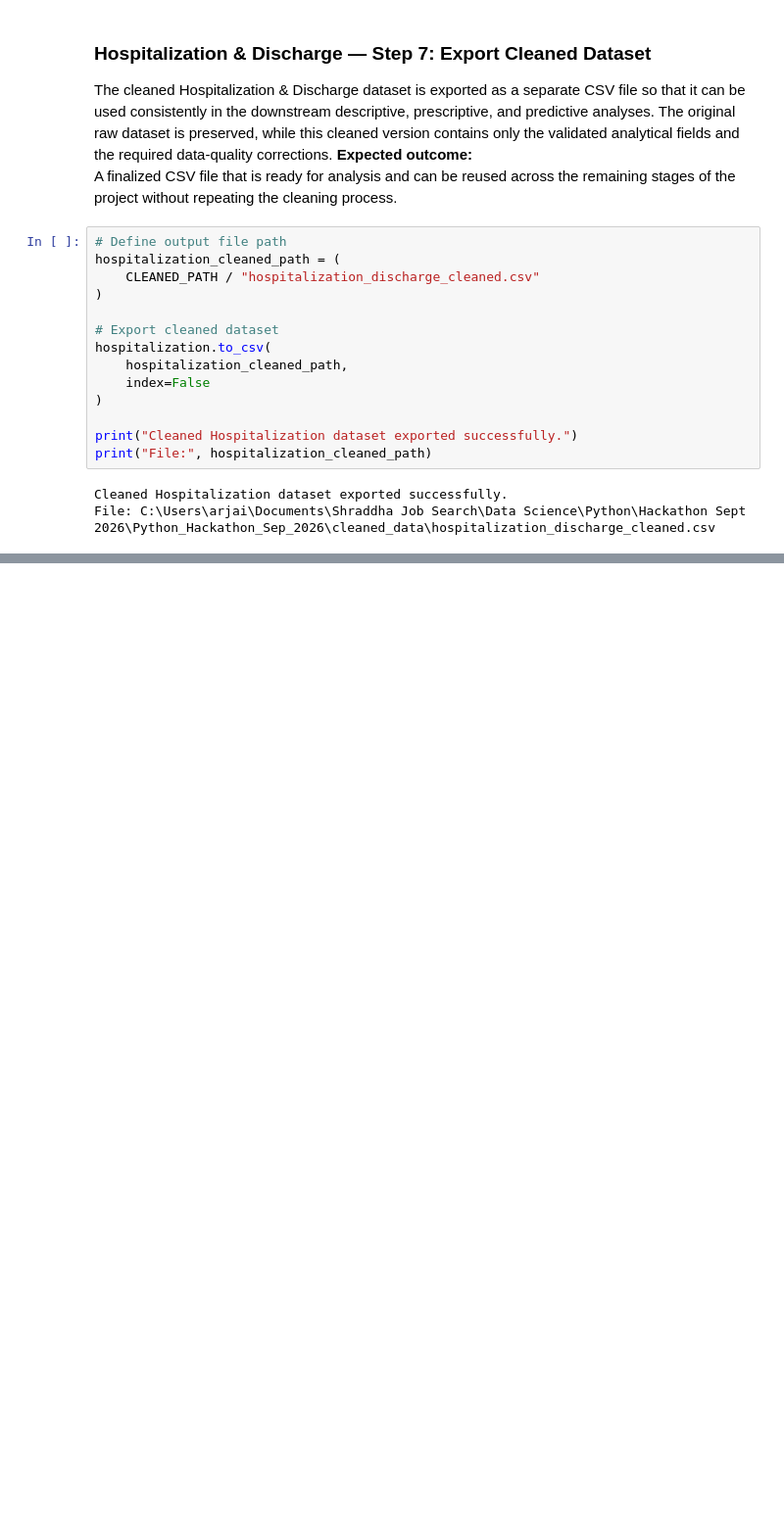
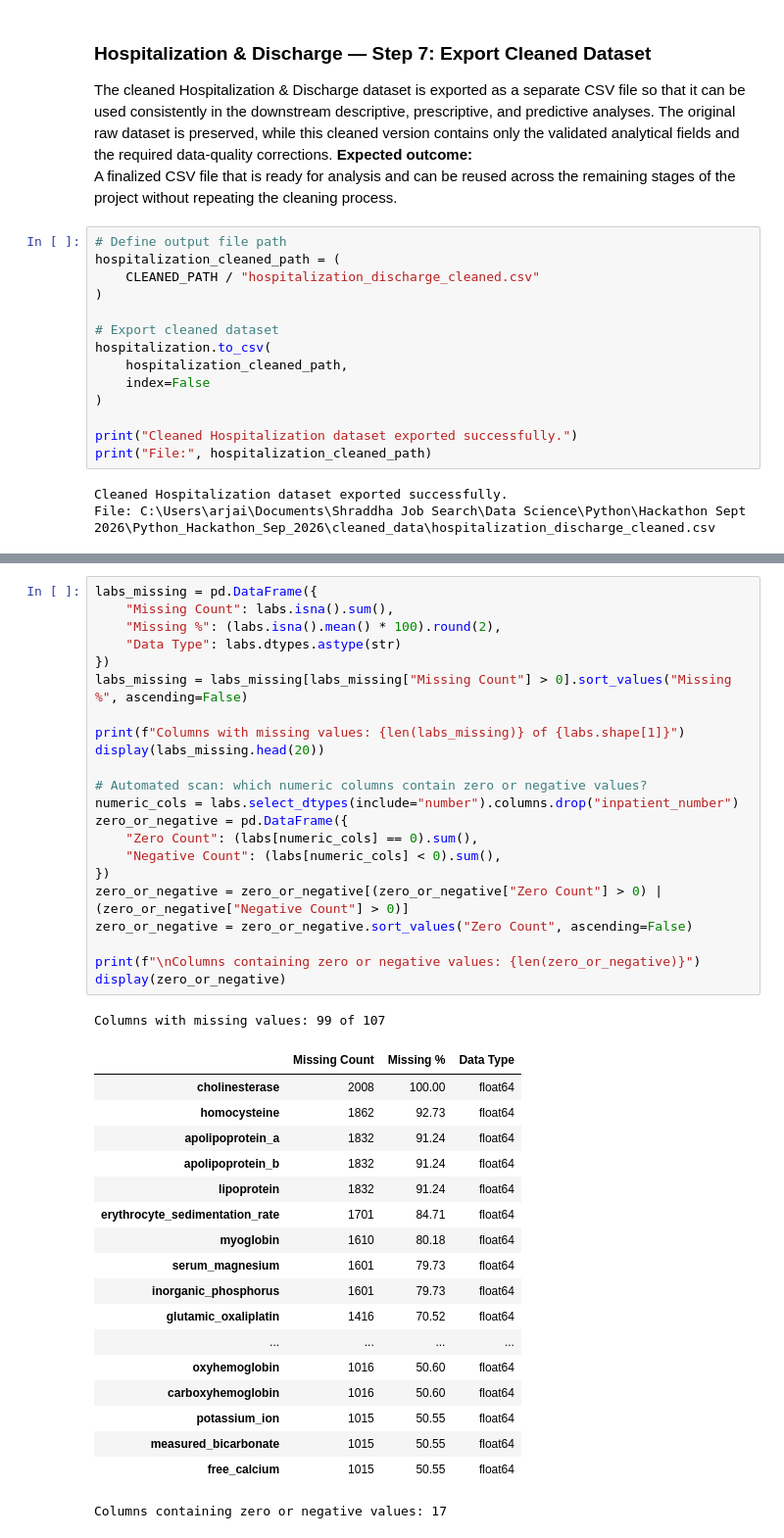
Before and after one commit to shraddhaparakh/Team11_PyInsights_Python-Hackathon-_SEP2026, a Jupyter notebook: 1.Data Cleaning_Shraddha.ipynb, the cells around one changed output, grey strips where cells are left out. Shown at 98% size. Drawn from its saved outputs; the diff is of its cells as text; blank space fills up the shorter version.

```diff
--- a/1.Data Cleaning_Shraddha.ipynb
+++ b/1.Data Cleaning_Shraddha.ipynb
@@ -1320,0 +1388,42 @@ Exported unique patients: 2008
+# %%
+labs_missing = pd.DataFrame({
+    "Missing Count": labs.isna().sum(),
+    "Missing %": (labs.isna().mean() * 100).round(2),
+    "Data Type": labs.dtypes.astype(str)
+})
+labs_missing = labs_missing[labs_missing["Missing Count"] > 0].sort_values("Missing %", ascending=False)
+
+print(f"Columns with missing values: {len(labs_missing)} of {labs.shape[1]}")
+display(labs_missing.head(20))
+
+# Automated scan: which numeric columns contain zero or negative values?
+numeric_cols = labs.select_dtypes(include="number").columns.drop("inpatient_number")
+zero_or_negative = pd.DataFrame({
+    "Zero Count": (labs[numeric_cols] == 0).sum(),
+    "Negative Count": (labs[numeric_cols] < 0).sum(),
+})
+zero_or_negative = zero_or_negative[(zero_or_negative["Zero Count"] > 0) | (zero_or_negative["Negative Count"] > 0)]
+zero_or_negative = zero_or_negative.sort_values("Zero Count", ascending=False)
+
+print(f"\nColumns containing zero or negative values: {len(zero_or_negative)}")
+display(zero_or_negative)
+# %% [output]
+Columns with missing values: 99 of 107
+|  | Missing Count | Missing % | Data Type |
+| cholinesterase | 2008 | 100.00 | float64 |
+| homocysteine | 1862 | 92.73 | float64 |
+| apolipoprotein_a | 1832 | 91.24 | float64 |
+| apolipoprotein_b | 1832 | 91.24 | float64 |
+| lipoprotein | 1832 | 91.24 | float64 |
+| erythrocyte_sedimentation_rate | 1701 | 84.71 | float64 |
+| myoglobin | 1610 | 80.18 | float64 |
+| serum_magnesium | 1601 | 79.73 | float64 |
+| inorganic_phosphorus | 1601 | 79.73 | float64 |
+| glutamic_oxaliplatin | 1416 | 70.52 | float64 |
+| ... | ... | ... | ... |
+| oxyhemoglobin | 1016 | 50.60 | float64 |
+| carboxyhemoglobin | 1016 | 50.60 | float64 |
+| potassium_ion | 1015 | 50.55 | float64 |
+| measured_bicarbonate | 1015 | 50.55 | float64 |
+| free_calcium | 1015 | 50.55 | float64 |
+Columns containing zero or negative values: 17
```
Also changed, not shown: parts of 28 cells of this notebook.
